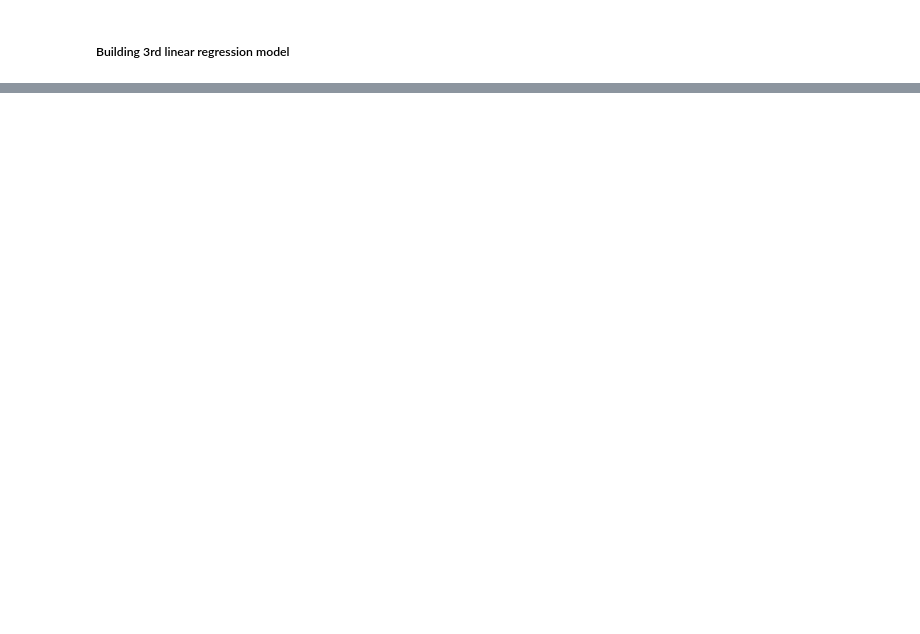
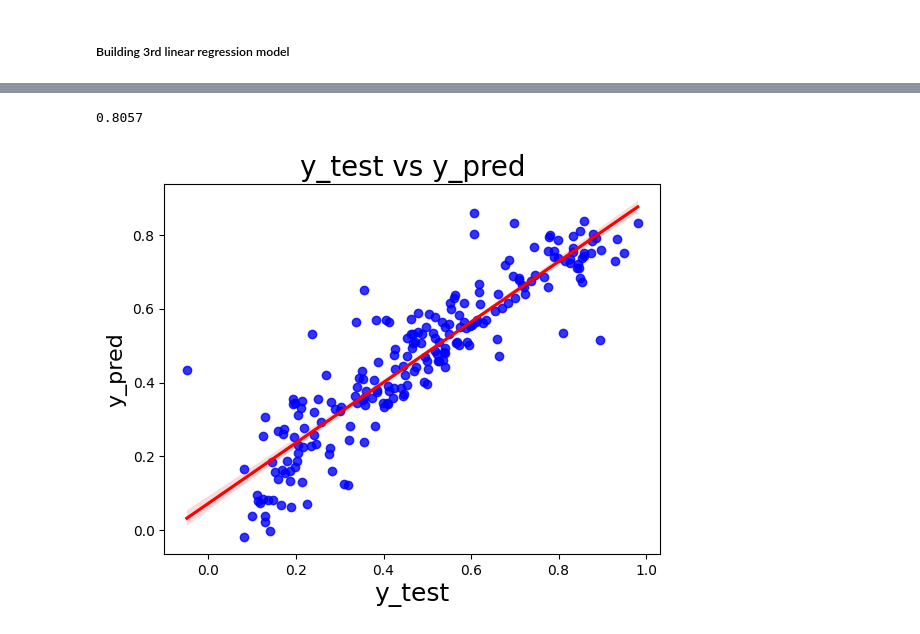
Before and after one commit to AngadSinghLamba/Media_ML_project, a Jupyter notebook: Bike Sharing Assingment Files/Bike_sharing.ipynb, the cells around one changed output, grey strips where cells are left out. Cells and saved outputs as stored; diff of their text form; code cells hidden in the pictures; blank space fills up the shorter version.

```diff
--- a/Bike Sharing Assingment Files/Bike_sharing.ipynb
+++ b/Bike Sharing Assingment Files/Bike_sharing.ipynb
@@ -1182,0 +941,6 @@ bike["numerical_columns"].corr()
+# %%
+# Applying scaling on the test dataset
+
+num_vars = ['temp', 'atemp', 'humidity', 'windspeed','cnt']
+bike_test[num_vars] = scaler.transform(bike_test[num_vars])
+bike_test.head()
@@ -1182,0 +968,12 @@ bike["numerical_columns"].corr()
+# %%
+y_test = bike_test.pop('cnt')
+X_test = bike_test
+# %%
+col1 = X_train_new.columns
+
+X_test = X_test[col1]
+
+# Adding constant variable to test dataframe
+X_test_lm_3 = sm.add_constant(X_test)
+# %%
+y_pred=lr_3.predict(X_test_lm_3)
@@ -1182,0 +1022,19 @@ bike["numerical_columns"].corr()
+# %%
+# Calculating Adjusted-R^2 value for the test dataset
+
+adjusted_r2 = round(1-(1-r2)*(X_test.shape[0]-1)/(X_test.shape[0]-X_test.shape[1]-1),4)
+print(adjusted_r2)
+# %% [output]
+0.8057
+# %%
+# Visualizing the fit on the test data
+# plotting a Regression plot
+
+plt.figure()
+sns.regplot(x=y_test, y=y_pred, ci=68, fit_reg=True,scatter_kws={"color": "blue"}, line_kws={"color": "red"})
+plt.title('y_test vs y_pred', fontsize=20)
+plt.xlabel('y_test', fontsize=18)
+plt.ylabel('y_pred', fontsize=16)
+plt.show()
+# %% [output]
+[figure, added]
```
Also changed, not shown: parts of 97 cells of this notebook, 6 other files.
